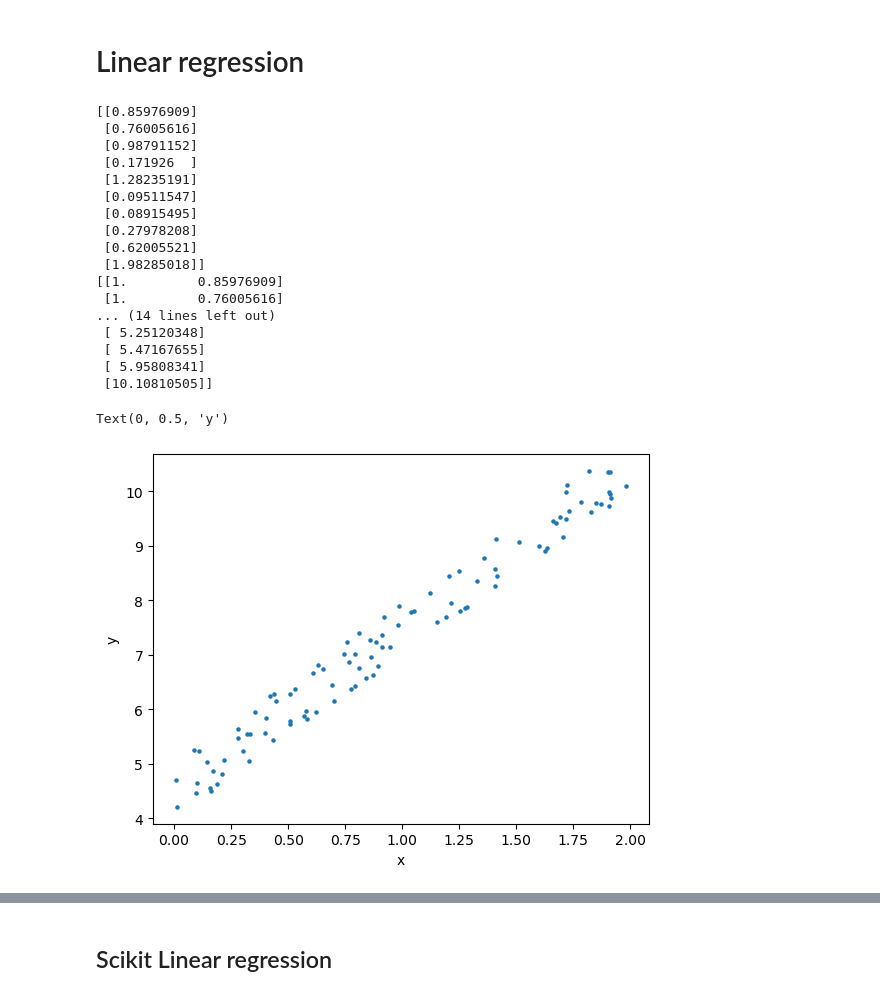
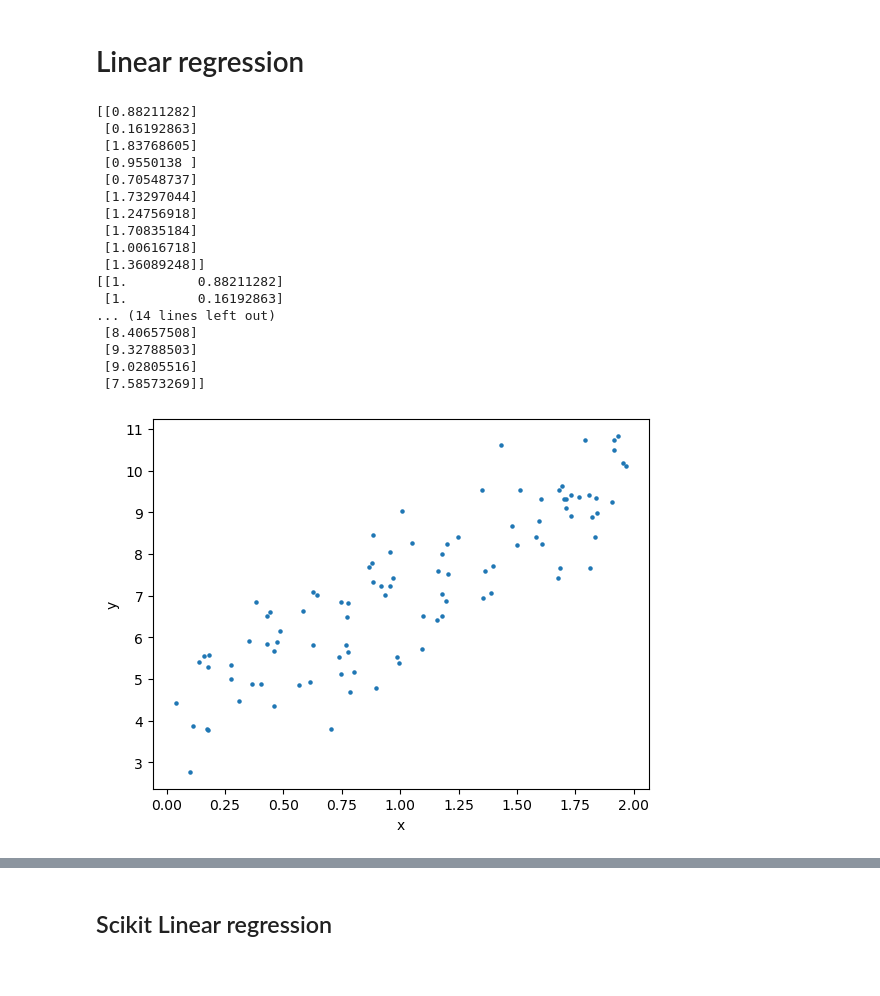
Before and after one commit to c0g1to/data-science-mastering, a Jupyter notebook: scikit/models.ipynb, the cells around one changed output, grey strips where cells are left out. Saved outputs shown, nothing was run; the diff lists cells and outputs as text; code cells hidden in the pictures.

```diff
--- a/scikit/models.ipynb
+++ b/scikit/models.ipynb
@@ -15,37 +19,39 @@ plt.style.use('default')
 # %% [markdown]
 # Linear regression
 # %%
+def default_scatterplot(X, y):
+    plt.scatter(X, y, s=5)
+    plt.xlabel('x')
+    plt.ylabel('y')
+
+
 m = 100
 X = 2 * np.random.rand(m, 1)
 print(X[:10])
 X_b = np.c_[np.ones((m, 1)), X]
 print(X_b[:10])
-y = 4 + 3 * X + np.random.rand(m, 1)
+y = 4 + 3 * X + np.random.randn(m, 1)
 print(y[:10])
-
-plt.scatter(X, y, s=5)
-plt.xlabel('x')
-plt.ylabel('y')
+default_scatterplot(X, y)
 # %% [output]
-[[0.85976909]
- [0.76005616]
- [0.98791152]
- [0.171926  ]
- [1.28235191]
- [0.09511547]
- [0.08915495]
- [0.27978208]
- [0.62005521]
- [1.98285018]]
-[[1.         0.85976909]
- [1.         0.76005616]
+[[0.88211282]
+ [0.16192863]
+ [1.83768605]
+ [0.9550138 ]
+ [0.70548737]
+ [1.73297044]
+ [1.24756918]
+ [1.70835184]
+ [1.00616718]
+ [1.36089248]]
+[[1.         0.88211282]
+ [1.         0.16192863]
 ... (14 lines left out)
- [ 5.25120348]
- [ 5.47167655]
- [ 5.95808341]
- [10.10810505]]
+ [8.40657508]
+ [9.32788503]
+ [9.02805516]
+ [7.58573269]]
-Text(0, 0.5, 'y')
-[figure, old version]
+[figure, new version]
 # %%
 theta_best = np.linalg.inv(X_b.T @ X_b) @ X_b.T @ y
 print(theta_best)
```
Also changed, not shown: parts of 19 cells of this notebook, 1 other file.
